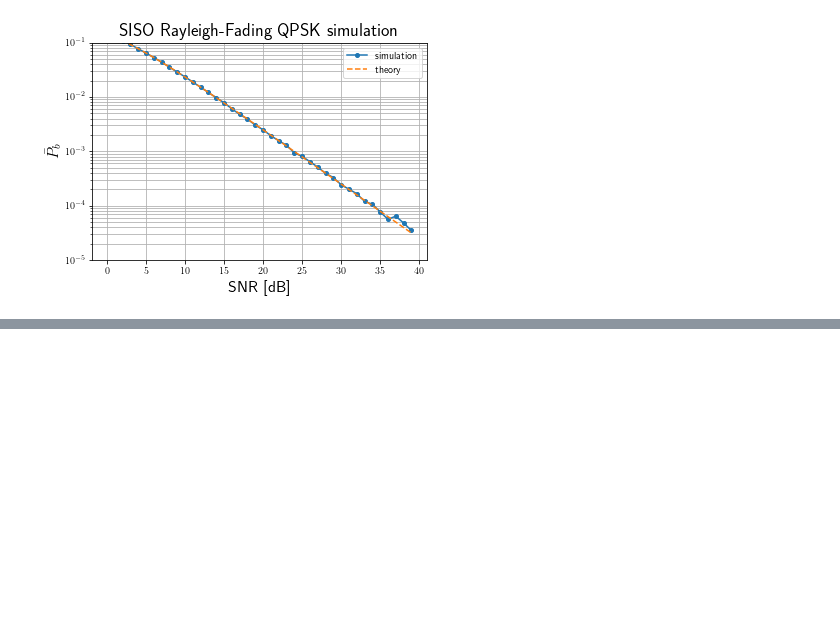
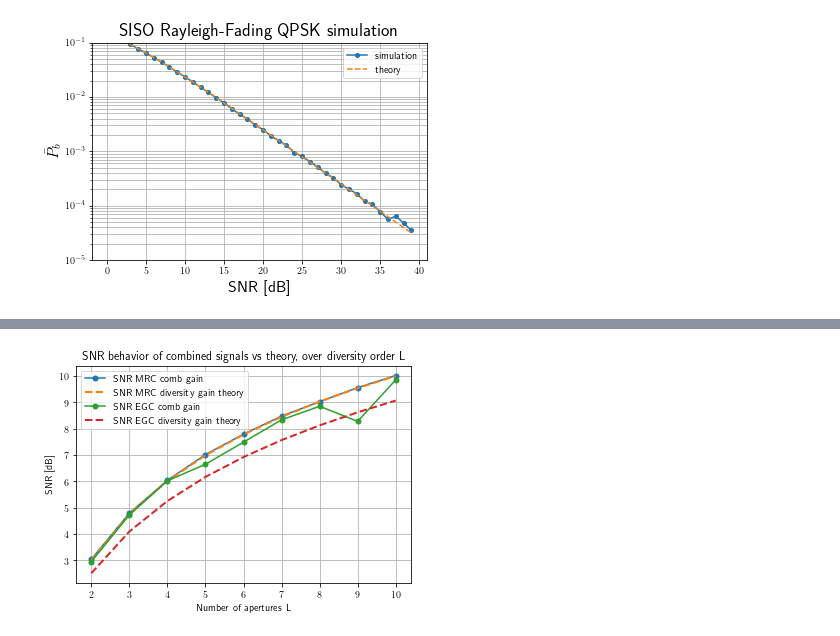
Before and after one commit to htw-ikt-noelle/scikit-comm, a Jupyter notebook: div_test_theory.ipynb, the cells around one changed output, grey strips where cells are left out. Drawn from its saved outputs; the diff is of its cells as text; code cells hidden in the pictures; blank space fills up the shorter version.

```diff
--- a/div_test_theory.ipynb
+++ b/div_test_theory.ipynb
@@ -312,0 +427,81 @@ plt.show()
+# %%
+import numpy as np
+import matplotlib.pyplot as plt
+import comm as comm
+import copy
+from scipy import special
+
+plt.rcParams['text.usetex'] = True
+
+#setting some parameters
+n_symbols = 5e5
+format_transmission = "PSK"
+order = 4
+
+#generating some placeholders
+n_dims_list = np.arange(2,11)
+center_snr = 15 #dB
+
+snr_mrc = np.zeros(len(n_dims_list))
+snr_egc = np.zeros(len(n_dims_list))
+theory_mrc_dg = np.zeros(len(n_dims_list))
+theory_egc_dg = np.zeros(len(n_dims_list))
+middle_snr = np.zeros(len(n_dims_list))
+
+for k in range(len(n_dims_list)):
+    L = n_dims_list[k]
+    #snr_list_lin = np.random.default_rng().normal(loc=(10**(center_snr/10)), scale=10, size=L)
+    #snr_list_lin = np.random.default_rng().uniform(low=(10**(5/10)),high=(10**(25/10)), size=L)
+    #snr_list_lin = np.random.default_rng().lognormal(mean=(10**(center_snr/10)), sigma=2, size=L)
+    snr_list_lin = np.random.default_rng().rayleigh(scale=(10**(center_snr/10))/(np.sqrt(np.pi/2)), size=L)
+
+    #generating signal object
+    sig_tx = comm.signal.Signal(n_dims=int(L))
+    sig_tx.generate_bits(n_bits=int(n_symbols*np.log2(order)),seed=None)
+    sig_tx.generate_constellation(format=format_transmission, order=order)
+    sig_tx.mapper()
+    sig_tx.pulseshaper(upsampling=1, pulseshape="None") #we need this here, because of copying stuff in comm
+
+    sig_tx.samples[0] = sig_tx.samples[0]/np.sqrt(np.mean(np.abs(sig_tx.samples[0])**2))
+
+    #### Channel ###################
+    sig_ch = copy.deepcopy(sig_tx)
+
+    for l in range(L):
+        sig_ch.samples[l] = sig_tx.samples[0]
+
+    for l in range(L):
+        sig_ch.samples[l] = np.sqrt(snr_list_lin[l])*sig_ch.samples[l]+np.random.default_rng().standard_normal(size=sig_ch.samples[l].size)
+
+    mrc_sig = np.zeros(len(sig_tx.samples[0]), dtype=complex)
+    egc_sig = np.zeros(len(sig_tx.samples[0]), dtype=complex)
+
+    for l in range(L):
+        mrc_sig += sig_ch.samples[l] * np.sqrt(snr_list_lin[l])
+        egc_sig += sig_ch.samples[l] * 1
+
+    mrc_sig =  mrc_sig/np.sqrt(np.mean(np.abs(mrc_sig)**2))
+    egc_sig =  egc_sig/np.sqrt(np.mean(np.abs(egc_sig)**2))
+
+    snr_mrc[k] = 10*np.log10(np.var(sig_tx.samples[0])/np.var(mrc_sig-sig_tx.samples[0]))
+    snr_egc[k] = 10*np.log10(np.var(sig_tx.samples[0])/np.var(egc_sig-sig_tx.samples[0]))
+
+    middle_snr[k] = 10*np.log10(np.mean(snr_list_lin))
+
+    theory_mrc_dg[k] = 10*np.log10(L) #diversity gain
+    theory_egc_dg[k] = 10*np.log10(1+(L-1)*np.pi/4) #diversity gain
+
+plt.figure()
+plt.title("SNR behavior of combined signals vs theory, over diversity order L")
+plt.plot(n_dims_list, snr_mrc-middle_snr, label="SNR MRC comb gain", marker="o", markersize=5)
+plt.plot(n_dims_list, theory_mrc_dg, label="SNR MRC diversity gain theory", ls="--", lw=2)
+plt.plot(n_dims_list, snr_egc-middle_snr, label="SNR EGC comb gain", marker="o", markersize=5)
+plt.plot(n_dims_list, theory_egc_dg, label="SNR EGC diversity gain theory", ls="--", lw=2)
+#plt.plot(n_dims_list, middle_snr, label="mean SNR of apertures", ls="", color="gray", marker="*", markersize=4)
+plt.grid(visible=True, which="both")
+plt.legend()
+plt.xlabel("Number of apertures L")
+plt.ylabel("SNR [dB]")
+plt.show()
+# %% [output]
+[figure, added]
```
Also changed, not shown: parts of 7 cells of this notebook, 1 other file.
